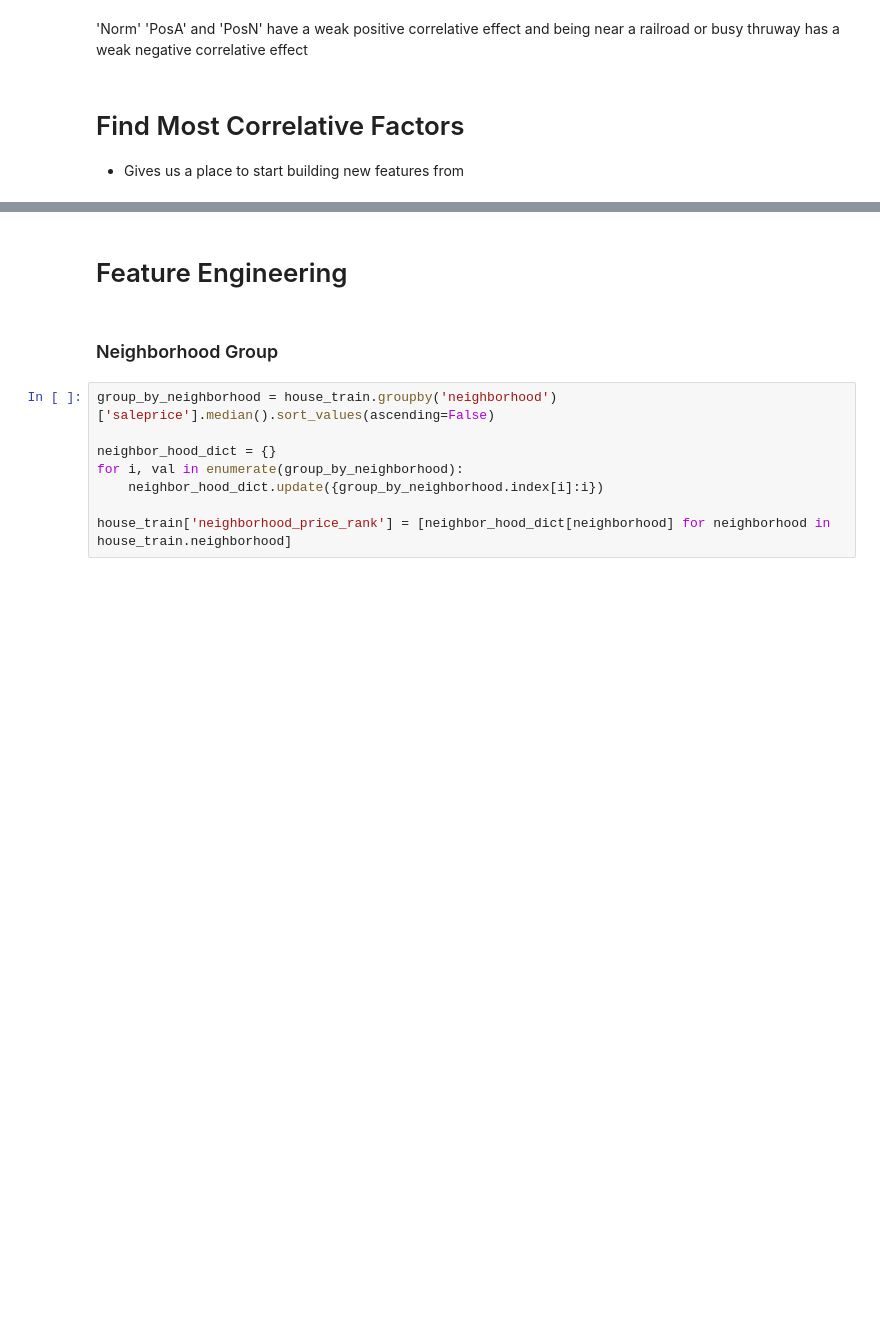
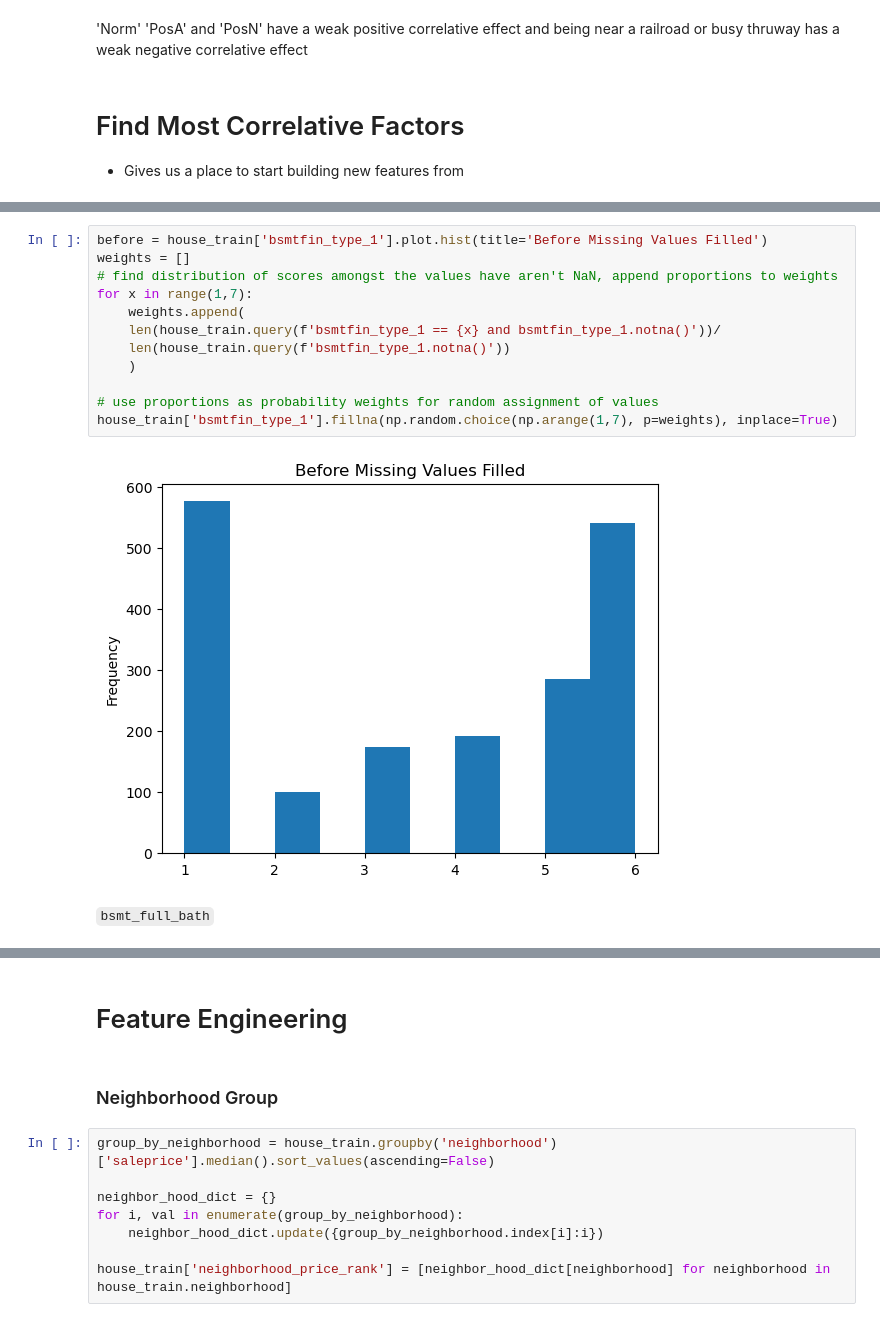
Before and after one commit to AlexSpradling/Home-Price-Prediction-in-Ames-IA, a Jupyter notebook: code/data_correlation.ipynb, the cells around one changed output, grey strips where cells are left out. Drawn from its saved outputs; the diff is of its cells as text; blank space fills up the shorter version.

```diff
--- a/code/data_correlation.ipynb
+++ b/code/data_correlation.ipynb
@@ -195,0 +287,16 @@ correlative_factors
+# %%
+before = house_train['bsmtfin_type_1'].plot.hist(title='Before Missing Values Filled')
+weights = []
+# find distribution of scores amongst the values have aren't NaN, append proportions to weights
+for x in range(1,7):
+    weights.append(
+    len(house_train.query(f'bsmtfin_type_1 == {x} and bsmtfin_type_1.notna()'))/
+    len(house_train.query(f'bsmtfin_type_1.notna()'))
+    )
+
+# use proportions as probability weights for random assignment of values
+house_train['bsmtfin_type_1'].fillna(np.random.choice(np.arange(1,7), p=weights), inplace=True)
+# %% [output]
+[figure, added]
+# %% [markdown]
+`bsmt_full_bath`
```
Also changed, not shown: parts of 51 cells of this notebook.
